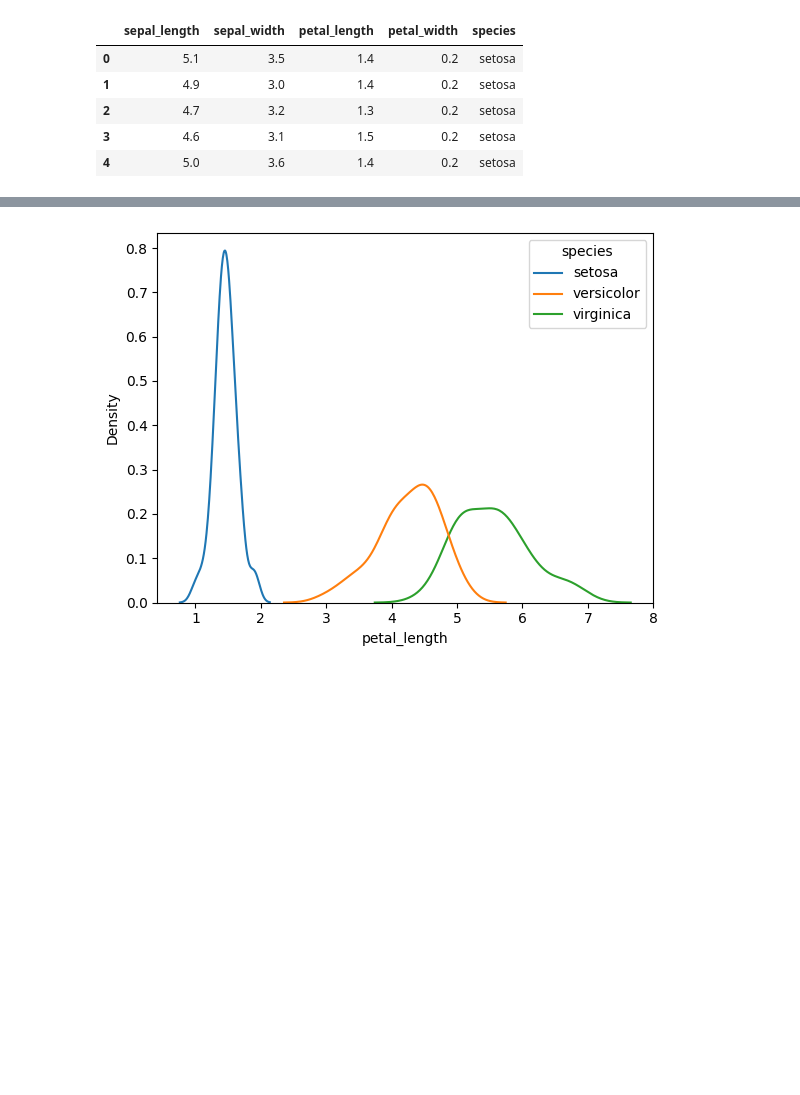
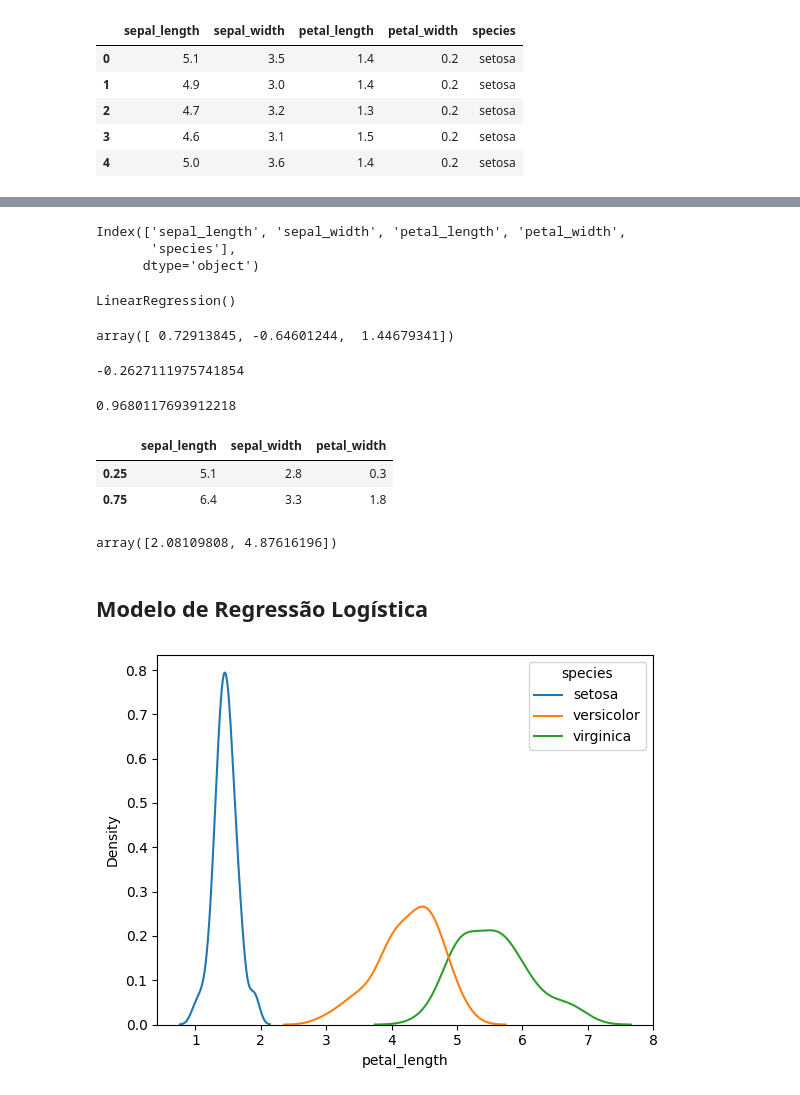
Before and after one commit to Rogerio-mack/IMT_Ciencia_de_Dados, a Jupyter notebook: IMT_Lab_Logistica_Resolvido.ipynb, the cells around one changed output, grey strips where cells are left out. Drawn from its saved outputs; the diff is of its cells as text; code cells hidden in the pictures; blank space fills up the shorter version.

```diff
--- a/IMT_Lab_Logistica_Resolvido.ipynb
+++ b/IMT_Lab_Logistica_Resolvido.ipynb
@@ -37,3 +39,44 @@ iris.head()
+# %%
+iris.columns
+# %% [output]
+Index(['sepal_length', 'sepal_width', 'petal_length', 'petal_width',
+       'species'],
+      dtype='object')
+# %%
+from sklearn import linear_model
+
+X=iris[['sepal_length', 'sepal_width', 'petal_width']]
+y=iris['petal_length']
+
+reg = linear_model.LinearRegression()
+
+reg.fit(X, y)
+# %% [output]
+LinearRegression()
+# %%
+reg.coef_
+# %% [output]
+array([ 0.72913845, -0.64601244,  1.44679341])
+# %%
+reg.intercept_
+# %% [output]
+-0.2627111975741854
+# %%
+reg.score(X,y)
+# %% [output]
+0.9680117693912218
+# %%
+iris[['sepal_length', 'sepal_width', 'petal_width']].quantile([0.25, 0.75])
+# %% [output]
+|  | sepal_length | sepal_width | petal_width |
+| 0.25 | 5.1 | 2.8 | 0.3 |
+| 0.75 | 6.4 | 3.3 | 1.8 |
+# %%
+reg.predict(iris[['sepal_length', 'sepal_width', 'petal_width']].quantile([0.25, 0.75]))
+# %% [output]
+array([2.08109808, 4.87616196])
+# %% [markdown]
+## Modelo de Regressão Logística
 # %%
 sns.kdeplot(x='petal_length',hue='species',data=iris)
 plt.show()
```
Also changed, not shown: parts of 1 cell of this notebook.
